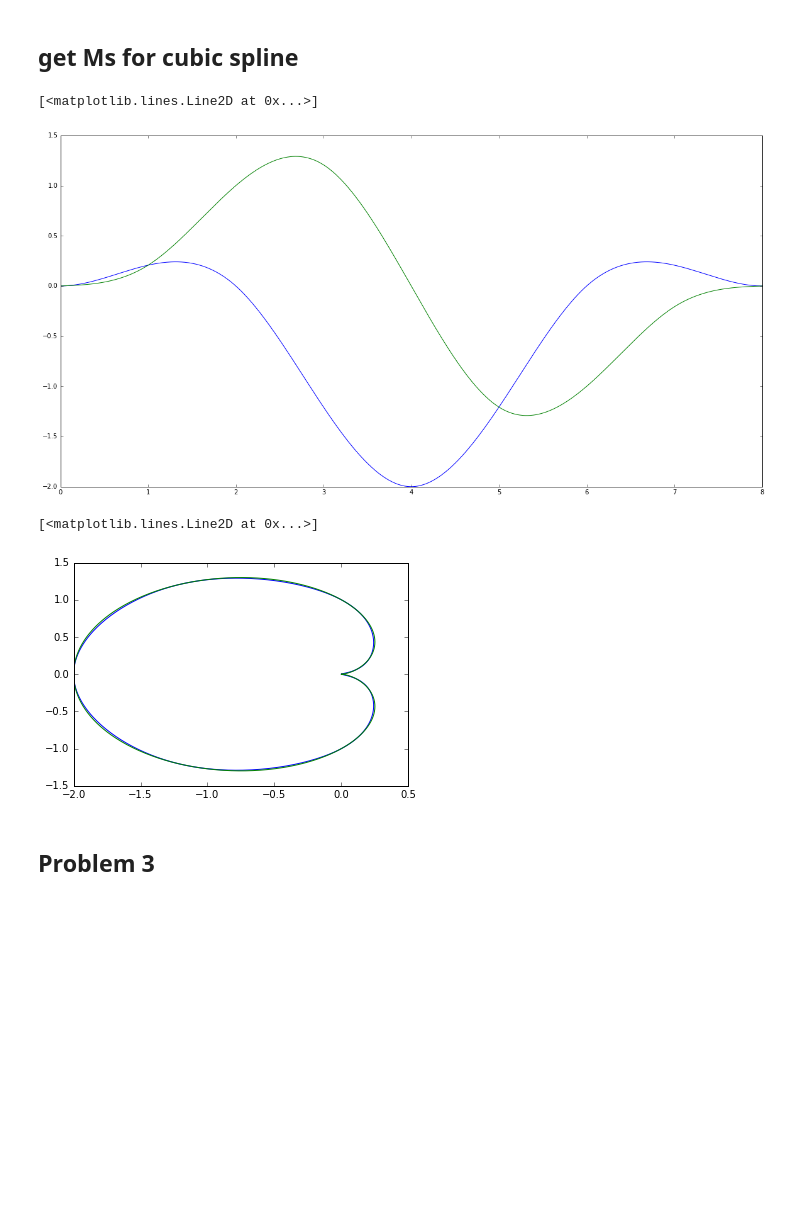
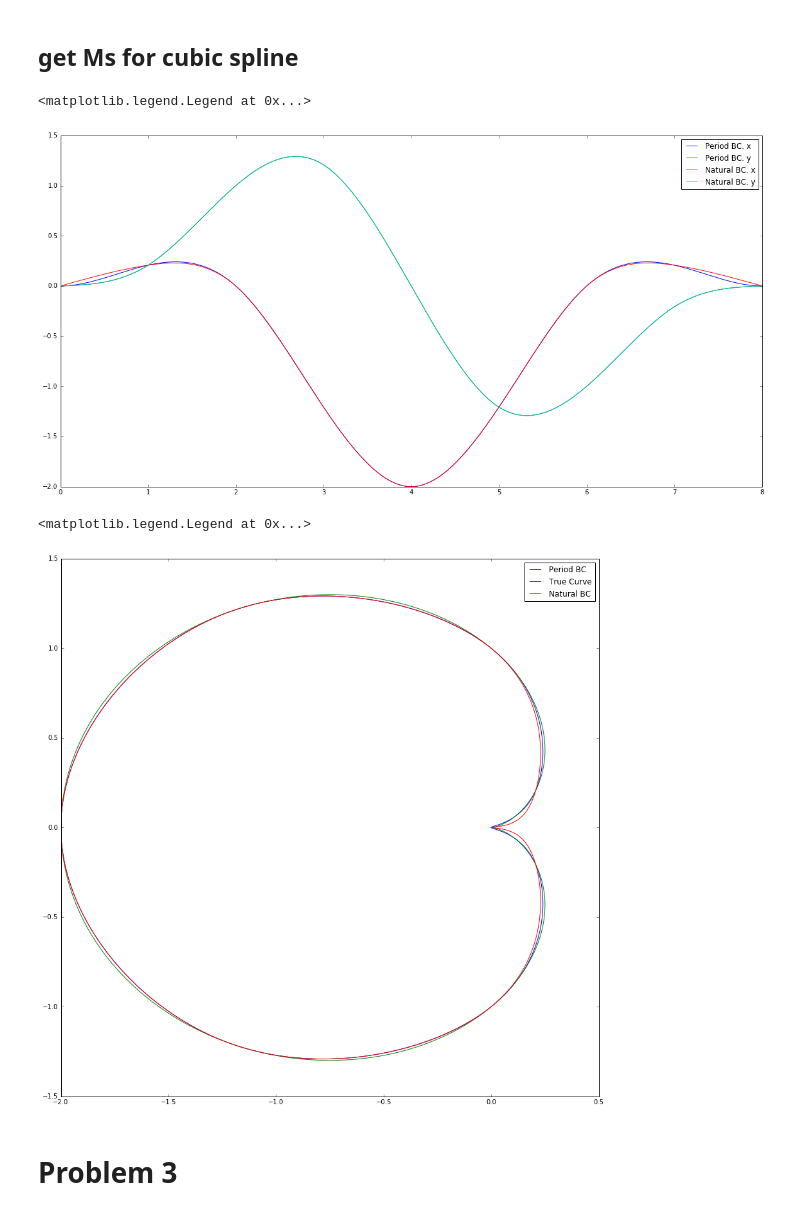
Before and after one commit to DickyChant/Compphy_2, a Jupyter notebook: hw2.ipynb, the cells around one changed output. Cells and saved outputs as stored; diff of their text form; code cells hidden in the pictures; blank space fills up the shorter version.

```diff
--- a/hw2.ipynb
+++ b/hw2.ipynb
@@ -205,21 +205,32 @@ My,hy = cubic_sp_M(t,yt)
 t_sp1,x_sp = cubic_sp_plot(t,xt,bctype=0,ifplot=False,number=100)
 t_sp2,y_sp = cubic_sp_plot(t,yt,bctype=0,ifplot=False,number=100)
 
+
+t_sp3,x_sp1 = cubic_sp_plot(t,xt,bctype=1,ifplot=False,number=100)
+t_sp4,y_sp1 = cubic_sp_plot(t,yt,bctype=1,ifplot=False,number=100)
+
+
 plt.figure(figsize=(20,10))
-plt.plot(t_sp1,x_sp)
-plt.plot(t_sp2,y_sp)
+plt.plot(t_sp1,x_sp,label='Period BC. x')
+plt.plot(t_sp2,y_sp,label='Period BC. y')
+plt.plot(t_sp3,x_sp1,label='Natural BC. x')
+plt.plot(t_sp4,y_sp1,label='Natural BC. y')
+plt.legend()
 # %% [output]
-[<matplotlib.lines.Line2D at 0x...>]
+<matplotlib.legend.Legend at 0x...>
-[figure, old version]
+[figure, new version]
 # %%
-plt.plot(x_sp,y_sp)
+plt.figure(figsize=(15,15))
+plt.plot(x_sp,y_sp,label='Period BC')
 t_real = np.linspace(0,2*np.pi,1000+1)
 x_real = [r(i)*np.cos(i) for i in t_real]
 y_real = [r(i)*np.sin(i) for i in t_real]
-plt.plot(x_real,y_real)
+plt.plot(x_real,y_real,label='True Curve')
+plt.plot(x_sp1,y_sp1,label='Natural BC')
+plt.legend()
 # %% [output]
-[<matplotlib.lines.Line2D at 0x...>]
+<matplotlib.legend.Legend at 0x...>
-[figure, old version]
+[figure, new version]
 # %% [markdown]
-## Problem 3
+# Problem 3
 # %% [markdown]
```
Also changed, not shown: parts of 20 cells of this notebook, 4 other files.
